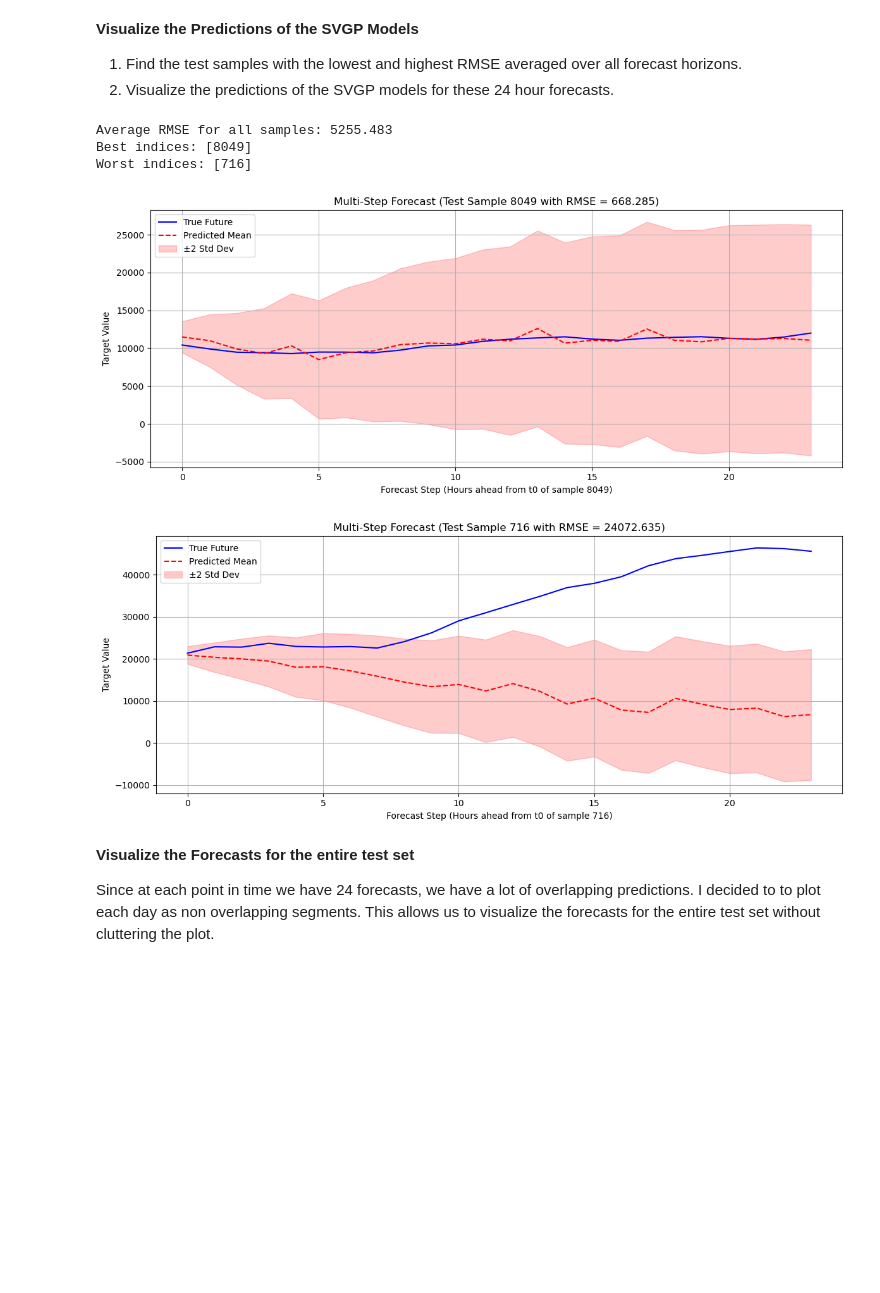
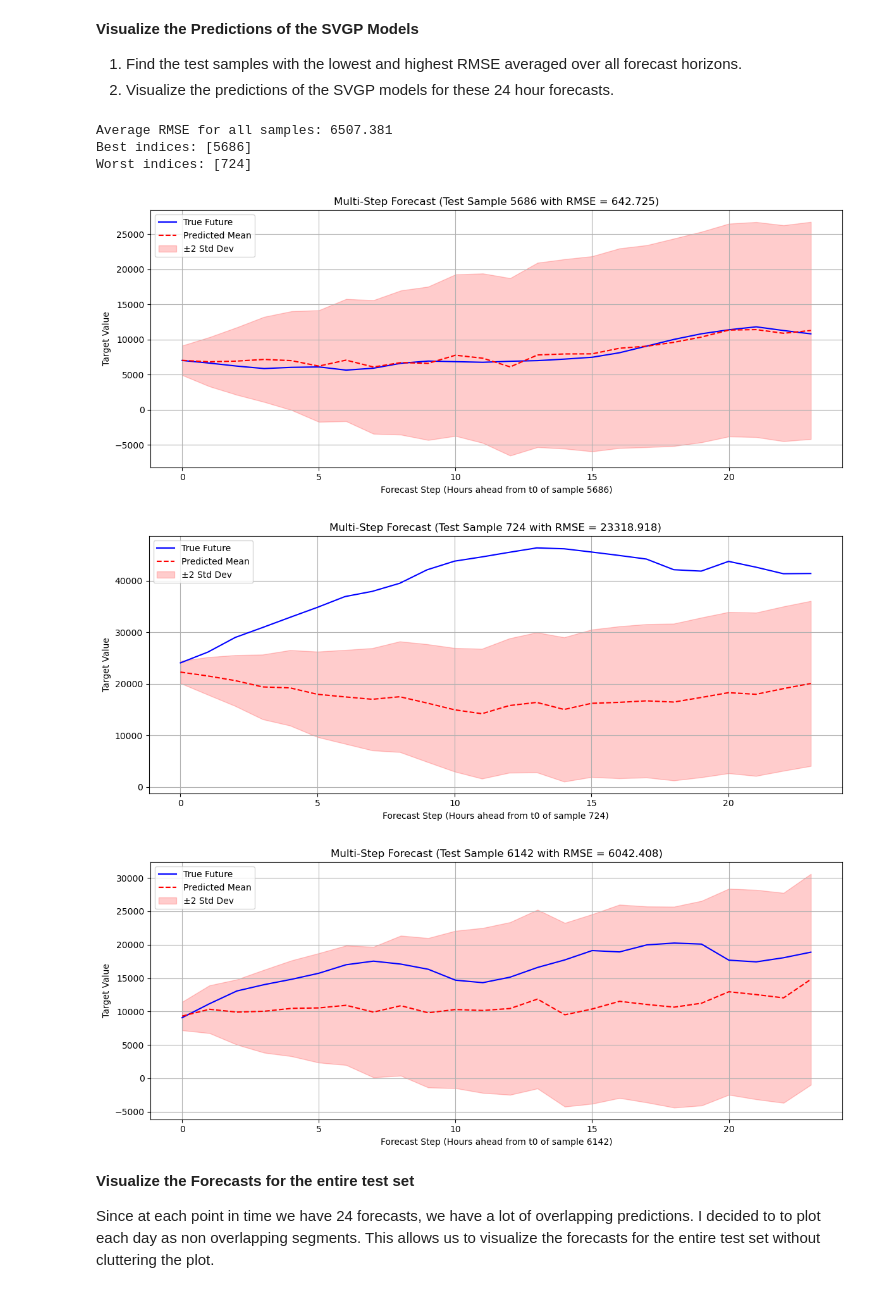
Before and after one commit to timoluebbing/WindPowerForecasting, a Jupyter notebook: experiments/tutorial.ipynb, the cells around one changed output. Saved outputs shown, nothing was run; the diff lists cells and outputs as text; code cells hidden in the pictures; blank space fills up the shorter version.

```diff
--- a/experiments/tutorial.ipynb
+++ b/experiments/tutorial.ipynb
@@ -304,8 +303,9 @@ X_test_df = pd.DataFrame(X_test_np, columns=X_test_df.columns)
 **Feature Selection**:
 # %%
 # Feature selection methods
-selected_lag_features = ["lag_1", "lag_2", "lag_3", "lag_4", "lag_6", "lag_8", "lag_10", "lag_12", "lag_18", "lag_24"]
-selected_time_features = ["dayofyear_cos", "month_sin"]
+# (my intuition)
+selected_lag_features = ["lag_1", "lag_3", "lag_6", "lag_12", "lag_18", "lag_24"]
+selected_time_features = ["dayofyear_sin", "month_sin"]
 selected_weather_features = ["u100", "v100", "t2m", "ssr"]
 
 selected_features = selected_lag_features + selected_time_features + selected_weather_features
@@ -461,7 +461,7 @@ For each forecast horizon we can train a separate SVGP model. The training proce
 
 Transforming the data into a torch TensorDataset allows for efficient batching as SVGP training allows for mini-batch stochastic optimization. The batch size can be set based on the available GPU memory.
 # %%
-CONTINUE_TRAINING = True
+CONTINUE_TRAINING = False
 NUM_EPOCHS = 100
 BATCH_SIZE = 1024 * 2
 
@@ -673,10 +653,18 @@ print(f"Best indices: {best_indices}")
 print(f"Worst indices: {worst_indices}")
 indices = best_indices + worst_indices
 # %% [output]
-Average RMSE for all samples: 5255.483
-Best indices: [8049]
-Worst indices: [716]
+Average RMSE for all samples: 6507.381
+Best indices: [5686]
+Worst indices: [724]
 # %%
+RANDOM_INDICES = True
+N_RANDOM_SAMPLES = 1
+
+if RANDOM_INDICES:
+    np.random.seed(42)
+    random_indices = np.random.choice(len(y_test_np), size=N_RANDOM_SAMPLES, replace=False)
+    indices.extend(random_indices.tolist())
+
 for i in indices:
     plt.figure(figsize=(12, 5))
 
@@ -690,35 +678,36 @@ for i in indices:
     predicted_future_sequence = predicted_means_test[i, :]
     predicted_future_vars = predicted_vars_test[i, :]
 
     plt.plot(
         forecast_steps_axis, true_future_sequence, "b-", label="True Future"
     )
     plt.plot(
         forecast_steps_axis, predicted_future_sequence, "r--", label="Predicted Mean"
     )
 
     upper_bound = predicted_future_sequence + 2 * np.sqrt(predicted_future_vars)
     lower_bound = predicted_future_sequence - 2 * np.sqrt(predicted_future_vars)
     plt.fill_between(
         forecast_steps_axis,
         lower_bound,
         upper_bound,
         color="red",
         alpha=0.2,
         label="±2 Std Dev",
     )
 
     plt.title(f"Multi-Step Forecast (Test Sample {i} with RMSE = {rmse_values[i]:.3f})")
     plt.xlabel(f"Forecast Step (Hours ahead from t0 of sample {i})")
     plt.ylabel("Target Value")
     # plt.yscale("log")
     plt.legend()
     plt.grid(True)
     plt.tight_layout()
     plt.show()
 # %% [output]
-[figure, old version]
+[figure, new version]
-[figure, old version]
+[figure, new version]
+[figure, added]
 # %% [markdown]
 **Visualize the Forecasts for the entire test set**
 
```
Also changed, not shown: parts of 7 cells of this notebook, 3 other files.
